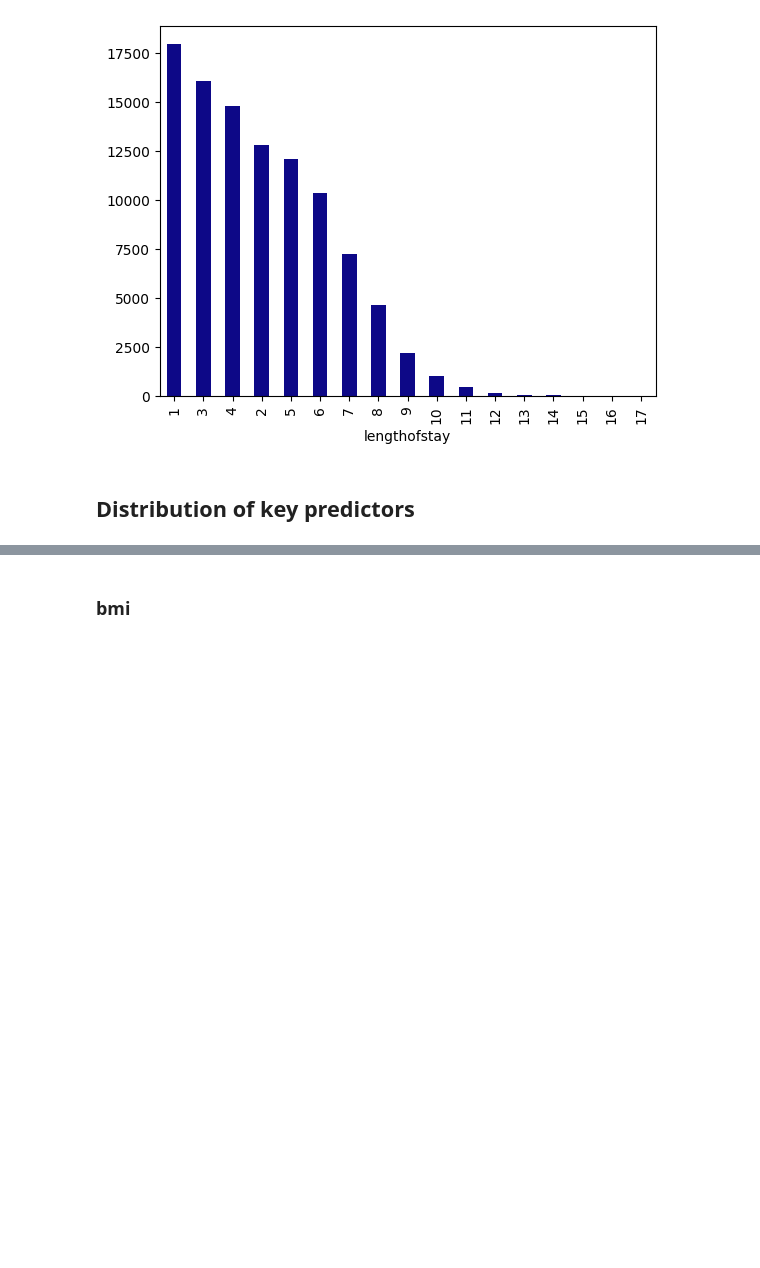
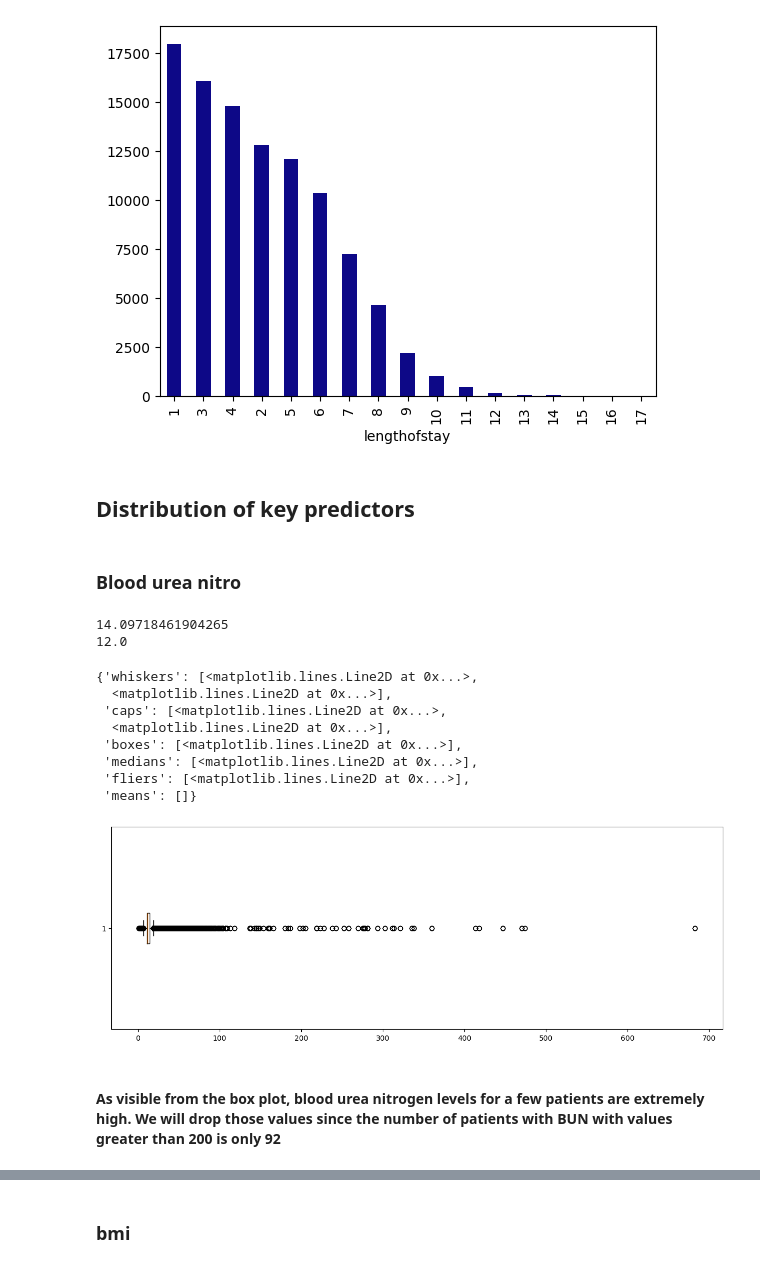
Before and after one commit to Mussab157/hospital-los-prediction, a Jupyter notebook: notebooks/1_data_exploration.ipynb, the cells around one changed output, grey strips where cells are left out. Drawn from its saved outputs; the diff is of its cells as text; code cells hidden in the pictures; blank space fills up the shorter version.

```diff
--- a/notebooks/1_data_exploration.ipynb
+++ b/notebooks/1_data_exploration.ipynb
@@ -93,3 +93,27 @@ los_count.plot(kind='bar', colormap='plasma')
 [figure]
 # %% [markdown]
 ## Distribution of key predictors
+# %% [markdown]
+### Blood urea nitro
+# %%
+bun_values=los_df['bloodureanitro']
+print(bun_values.mean())
+print(bun_values.median())
+# %% [output]
+14.09718461904265
+12.0
+# %%
+fig=plt.figure(figsize=(15, 5))
+plt.boxplot(bun_values, vert=False)
+# %% [output]
+{'whiskers': [<matplotlib.lines.Line2D at 0x...>,
+  <matplotlib.lines.Line2D at 0x...>],
+ 'caps': [<matplotlib.lines.Line2D at 0x...>,
+  <matplotlib.lines.Line2D at 0x...>],
+ 'boxes': [<matplotlib.lines.Line2D at 0x...>],
+ 'medians': [<matplotlib.lines.Line2D at 0x...>],
+ 'fliers': [<matplotlib.lines.Line2D at 0x...>],
+ 'means': []}
+[figure, added]
+# %% [markdown]
+#### As visible from the box plot, blood urea nitrogen levels for a few patients are extremely high. We will drop those values since the number of patients with BUN with values greater than 200 is only 92
```
Also changed, not shown: parts of 33 cells of this notebook.
